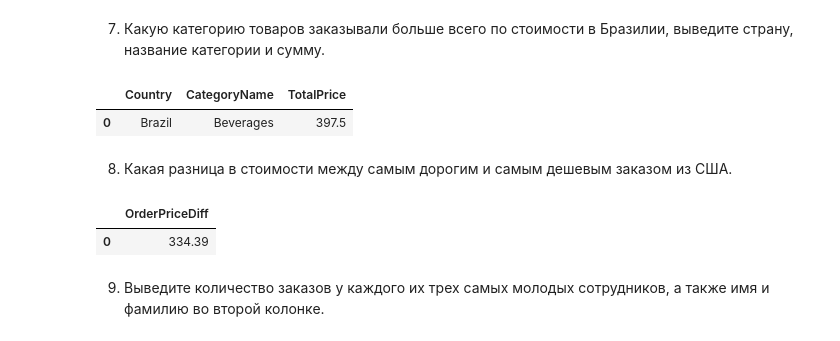
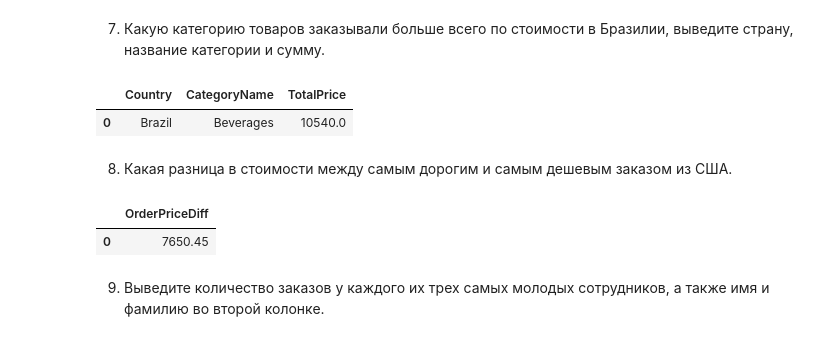
Before and after one commit to xmm5/sql, a Jupyter notebook: hw-01/HW_1_sql.ipynb, the cells around one changed output. Cells and saved outputs as stored; diff of their text form; code cells hidden in the pictures.

```diff
--- a/hw-01/HW_1_sql.ipynb
+++ b/hw-01/HW_1_sql.ipynb
@@ -197,46 +215,59 @@ pd.read_sql(
 # %%
 tasks+=1
 pd.read_sql(
     '''
-    SELECT c.Country, c2.CategoryName, SUM(CAST(p.Price AS FLOAT)) AS TotalPrice
-    FROM Orders AS o
-    LEFT JOIN Customers AS c ON c.CustomerID= o.CustomerID
-    LEFT JOIN OrderDetails AS od ON od.OrderID = o.OrderID
-    LEFT JOIN Products AS p ON p.ProductID = od.ProductID
-    LEFT JOIN Categories c2 ON c2.CategoryID = p.CategoryID
-    WHERE c.Country = 'Brazil'
-    GROUP BY p.CategoryID
-    ORDER BY TotalPrice DESC
-    LIMIT 1
+    SELECT
+        t.Country,
+        c.CategoryName,
+        t.TotalPrice
+    FROM Categories AS c, (
+        -- Выбрать категорию товаров, товары которой заказывали больше всего по стоимости в Бразилии.
+        SELECT
+            p.CategoryID AS CategoryID,
+            c.Country AS Country,
+            SUM(od.Quantity * CAST(p.Price AS FLOAT)) AS TotalPrice
+        FROM Orders AS o
+        LEFT JOIN Customers AS c ON c.CustomerID = o.CustomerID
+        LEFT JOIN OrderDetails AS od ON od.OrderID = o.OrderID
+        LEFT JOIN Products AS p ON p.ProductID = od.ProductID
+        WHERE c.Country = 'Brazil'
+        GROUP BY od.ProductID
+        ORDER BY TotalPrice DESC
+        LIMIT 1
+    ) AS t
+    WHERE c.CategoryID = t.CategoryID;
     ''',
     con,
 )
 # %% [output]
 |  | Country | CategoryName | TotalPrice |
-| 0 | Brazil | Beverages | 397.5 |
+| 0 | Brazil | Beverages | 10540.0 |
 # %% [markdown]
 8. Какая разница в стоимости между самым дорогим и самым дешевым заказом из США.
 # %%
 tasks+=1
 pd.read_sql(
     '''
-    SELECT (MAX(t.OrderPrice) - MIN(t.OrderPrice)) AS OrderPriceDiff FROM (
+    SELECT
+        (MAX(t.TotalOrderPrice) - MIN(t.TotalOrderPrice)) AS OrderPriceDiff
+    FROM (
         -- Сумма цен в каждом заказе из США.
-        SELECT SUM(CAST(p.Price AS FLOAT)) AS OrderPrice
+        SELECT
+            SUM(od.Quantity * CAST(p.Price AS FLOAT)) AS TotalOrderPrice
         FROM Orders AS o
         LEFT JOIN Customers AS c ON c.CustomerID= o.CustomerID
         LEFT JOIN OrderDetails AS od ON od.OrderID = o.OrderID
         LEFT JOIN Products AS p ON p.ProductID = od.ProductID
         WHERE c.Country = 'USA'
-        GROUP BY o.OrderID HAVING OrderPrice > 0
-        ORDER BY OrderPrice DESC
-    ) AS t
+        GROUP BY o.OrderID HAVING TotalOrderPrice > 0
+        ORDER BY TotalOrderPrice DESC
+    ) AS t;
     ''',
     con,
 )
 # %% [output]
 |  | OrderPriceDiff |
-| 0 | 334.39 |
+| 0 | 7650.45 |
 # %% [markdown]
 9. Выведите количество заказов у каждого их трех самых молодых сотрудников, а также имя и фамилию во второй колонке.
 # %%
```
Also changed, not shown: parts of 7 cells of this notebook.
